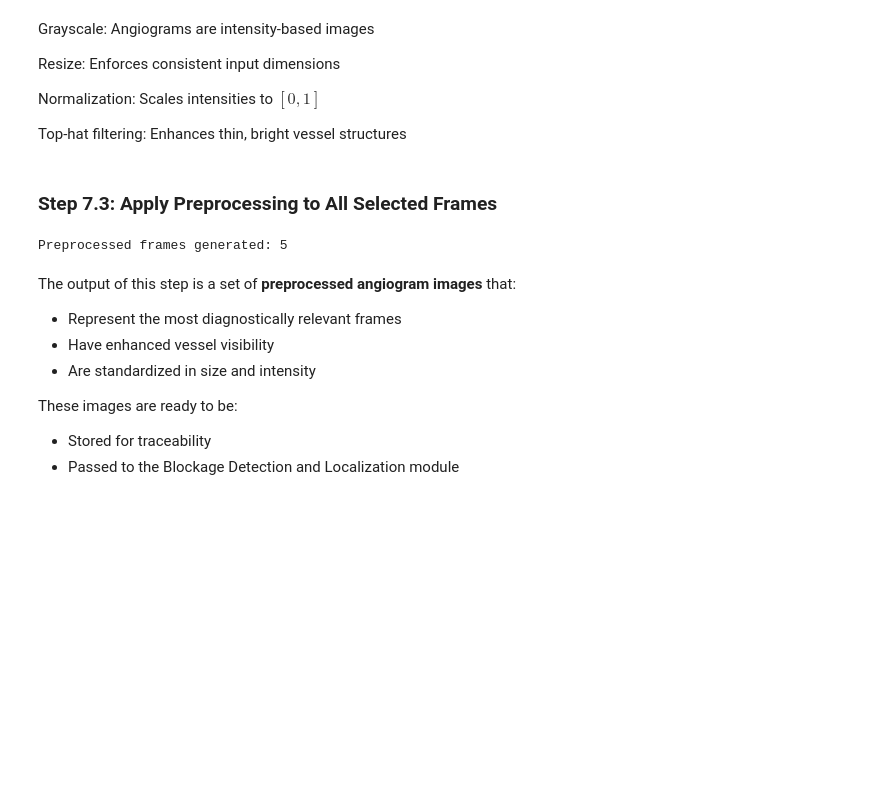
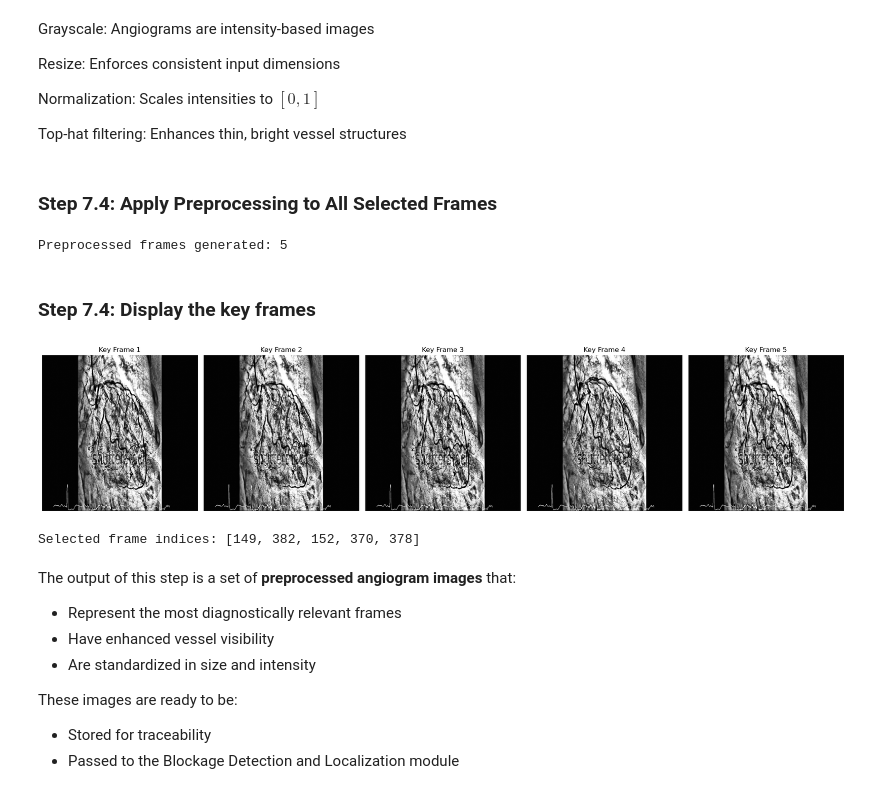
Before and after one commit to Desin898/Cardio-AI, a Jupyter notebook: Preprocessing/Angiogram Preprocessing/Angiogram_DICOM_KeyFrame_Extraction.ipynb, the cells around one changed output. Cells and saved outputs as stored; diff of their text form; code cells hidden in the pictures; blank space fills up the shorter version.

```diff
--- a/Preprocessing/Angiogram Preprocessing/Angiogram_DICOM_KeyFrame_Extraction.ipynb
+++ b/Preprocessing/Angiogram Preprocessing/Angiogram_DICOM_KeyFrame_Extraction.ipynb
@@ -392,22 +435,0 @@ Number of selected frames: 5
-# %%
-def preprocess_angiogram_frame(frame: np.ndarray, target_size=(512, 512)):
-    """
-    Applies angiogram preprocessing to a single frame.
-    """
-    # --- Grayscale ---
-    if len(frame.shape) == 3:
-        gray = cv2.cvtColor(frame, cv2.COLOR_BGR2GRAY)
-    else:
-        gray = frame.copy()
-
-    # --- Resize ---
-    resized = cv2.resize(gray, target_size, interpolation=cv2.INTER_AREA)
-
-    # --- Normalization ---
-    normalized = (resized - resized.min()) / (resized.max() - resized.min() + 1e-6)
-
-    # --- Top-hat filtering (vessel enhancement) ---
-    selem = disk(12)
-    tophat = white_tophat(normalized, selem)
-
-    return tophat
@@ -420,7 +494,7 @@ Normalization: Scales intensities to $[0,1]$
 
 Top-hat filtering: Enhances thin, bright vessel structures
 # %% [markdown]
-### Step 7.3: Apply Preprocessing to All Selected Frames
+### Step 7.4: Apply Preprocessing to All Selected Frames
 # %%
 preprocessed_frames = [
     preprocess_angiogram_frame(frame)
@@ -430,6 +504,29 @@ preprocessed_frames = [
 print(f"Preprocessed frames generated: {len(preprocessed_frames)}")
 # %% [output]
 Preprocessed frames generated: 5
+# %% [markdown]
+### Step 7.4: Display the key frames
+# %%
+import matplotlib.pyplot as plt
+
+# Number of frames
+n = len(preprocessed_frames)
+
+plt.figure(figsize=(4*n, 5))
+
+for i in range(n):
+    plt.subplot(1, n, i+1)
+    plt.imshow(preprocessed_frames[i], cmap="gray", vmin=0, vmax=255)
+    plt.title(f"Key Frame {i+1}")
+    plt.axis("off")
+
+plt.tight_layout()
+plt.show()
+
+print("Selected frame indices:", selected_frame_indices)
+# %% [output]
+[figure, added]
+Selected frame indices: [149, 382, 152, 370, 378]
 # %% [markdown]
 The output of this step is a set of **preprocessed angiogram images** that:
 - Represent the most diagnostically relevant frames
```
Also changed, not shown: parts of 30 cells of this notebook.
